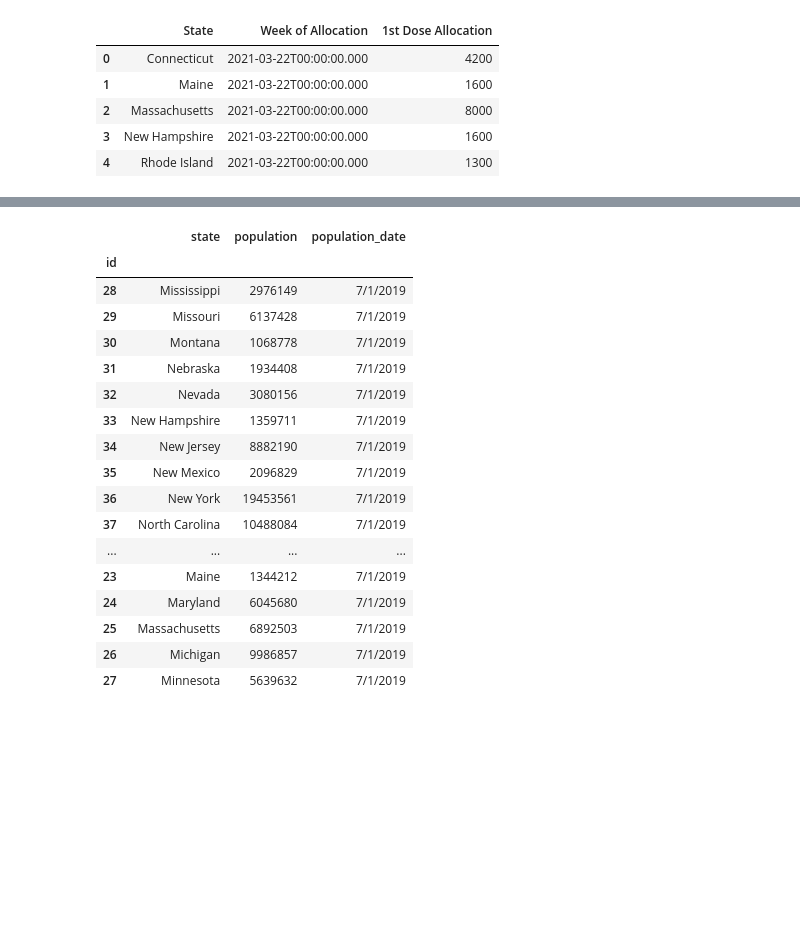
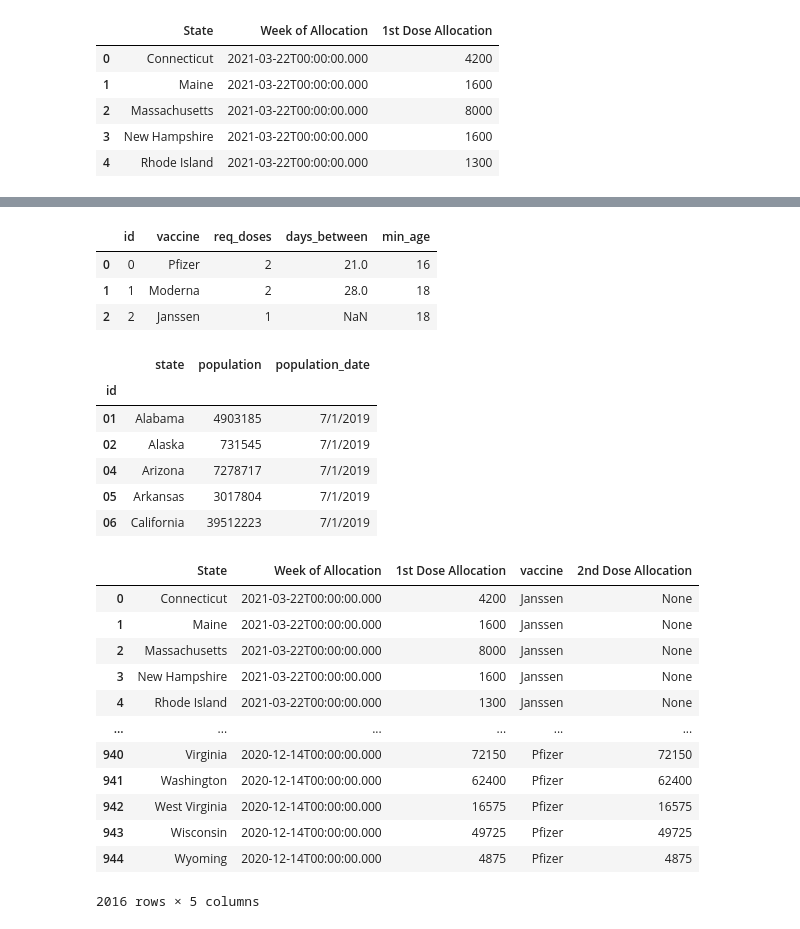
Before and after one commit to millerbrook/ETL-Project, a Jupyter notebook: covid19_vaccine_allocation_CG.ipynb, the cells around one changed output, grey strips where cells are left out. Saved outputs shown, nothing was run; the diff lists cells and outputs as text; code cells hidden in the pictures; blank space fills up the shorter version.

Commit message:
Lookup state_id & vaccine_id for allocations_df

```diff
--- a/covid19_vaccine_allocation_CG.ipynb
+++ b/covid19_vaccine_allocation_CG.ipynb
@@ -146,27 +139,28 @@ census_df.head()
+# %%
+# Create Vaccine DataFrame
+vaccine_df  = pd.DataFrame({"id": [0,1,2], "vaccine": ['Pfizer','Moderna','Janssen'],
+                            "req_doses":[2,2,1], "days_between":[21,28,None], "min_age":[16,18,18]
+                            })
+vaccine_df
+# %% [output]
+|  | id | vaccine | req_doses | days_between | min_age |
+| 0 | 0 | Pfizer | 2 | 21.0 | 16 |
+| 1 | 1 | Moderna | 2 | 28.0 | 18 |
+| 2 | 2 | Janssen | 1 | NaN | 18 |
 # %%
+# Transform State DataFrame
 state_df = census_df[census_df['State'] != 'NAME']
 state_df = state_df.rename(columns={'State ID':'id','State':'state','Population':'population','Date Desc':'desc'})
 state_df = state_df.set_index('id')
 state_df['population_date'] = state_df['desc'].str[:8]
 state_df[state_df['Date Code']=='12']['state'].nunique()
-state_df = state_df[state_df['Date Code']=='12'][['state','population','population_date']]
-state_df
+state_df = state_df[state_df['Date Code']=='12'][['state','population','population_date']].sort_index()
+state_df.head()
 # %% [output]
 |  | state | population | population_date |
 | id |  |  |  |
-| 28 | Mississippi | 2976149 | 7/1/2019 |
-| 29 | Missouri | 6137428 | 7/1/2019 |
-| 30 | Montana | 1068778 | 7/1/2019 |
-| 31 | Nebraska | 1934408 | 7/1/2019 |
-| 32 | Nevada | 3080156 | 7/1/2019 |
-| 33 | New Hampshire | 1359711 | 7/1/2019 |
-| 34 | New Jersey | 8882190 | 7/1/2019 |
-| 35 | New Mexico | 2096829 | 7/1/2019 |
-| 36 | New York | 19453561 | 7/1/2019 |
-| 37 | North Carolina | 10488084 | 7/1/2019 |
-| ... | ... | ... | ... |
-| 23 | Maine | 1344212 | 7/1/2019 |
-| 24 | Maryland | 6045680 | 7/1/2019 |
-| 25 | Massachusetts | 6892503 | 7/1/2019 |
-| 26 | Michigan | 9986857 | 7/1/2019 |
-| 27 | Minnesota | 5639632 | 7/1/2019 |
+| 01 | Alabama | 4903185 | 7/1/2019 |
+| 02 | Alaska | 731545 | 7/1/2019 |
+| 04 | Arizona | 7278717 | 7/1/2019 |
+| 05 | Arkansas | 3017804 | 7/1/2019 |
+| 06 | California | 39512223 | 7/1/2019 |
@@ -172,0 +173,18 @@ state_df
+# %%
+allocation_df = pd.concat([janssen_df, moderna_df, pfizer_df], axis=0)
+allocation_df.reset_index()
+allocation_df
+# %% [output]
+|  | State | Week of Allocation | 1st Dose Allocation | vaccine | 2nd Dose Allocation |
+| 0 | Connecticut | 2021-03-22T00:00:00.000 | 4200 | Janssen | None |
+| 1 | Maine | 2021-03-22T00:00:00.000 | 1600 | Janssen | None |
+| 2 | Massachusetts | 2021-03-22T00:00:00.000 | 8000 | Janssen | None |
+| 3 | New Hampshire | 2021-03-22T00:00:00.000 | 1600 | Janssen | None |
+| 4 | Rhode Island | 2021-03-22T00:00:00.000 | 1300 | Janssen | None |
+| ... | ... | ... | ... | ... | ... |
+| 940 | Virginia | 2020-12-14T00:00:00.000 | 72150 | Pfizer | 72150 |
+| 941 | Washington | 2020-12-14T00:00:00.000 | 62400 | Pfizer | 62400 |
+| 942 | West Virginia | 2020-12-14T00:00:00.000 | 16575 | Pfizer | 16575 |
+| 943 | Wisconsin | 2020-12-14T00:00:00.000 | 49725 | Pfizer | 49725 |
+| 944 | Wyoming | 2020-12-14T00:00:00.000 | 4875 | Pfizer | 4875 |
+2016 rows × 5 columns
```
Also changed, not shown: parts of 5 cells of this notebook, 1 other file.
